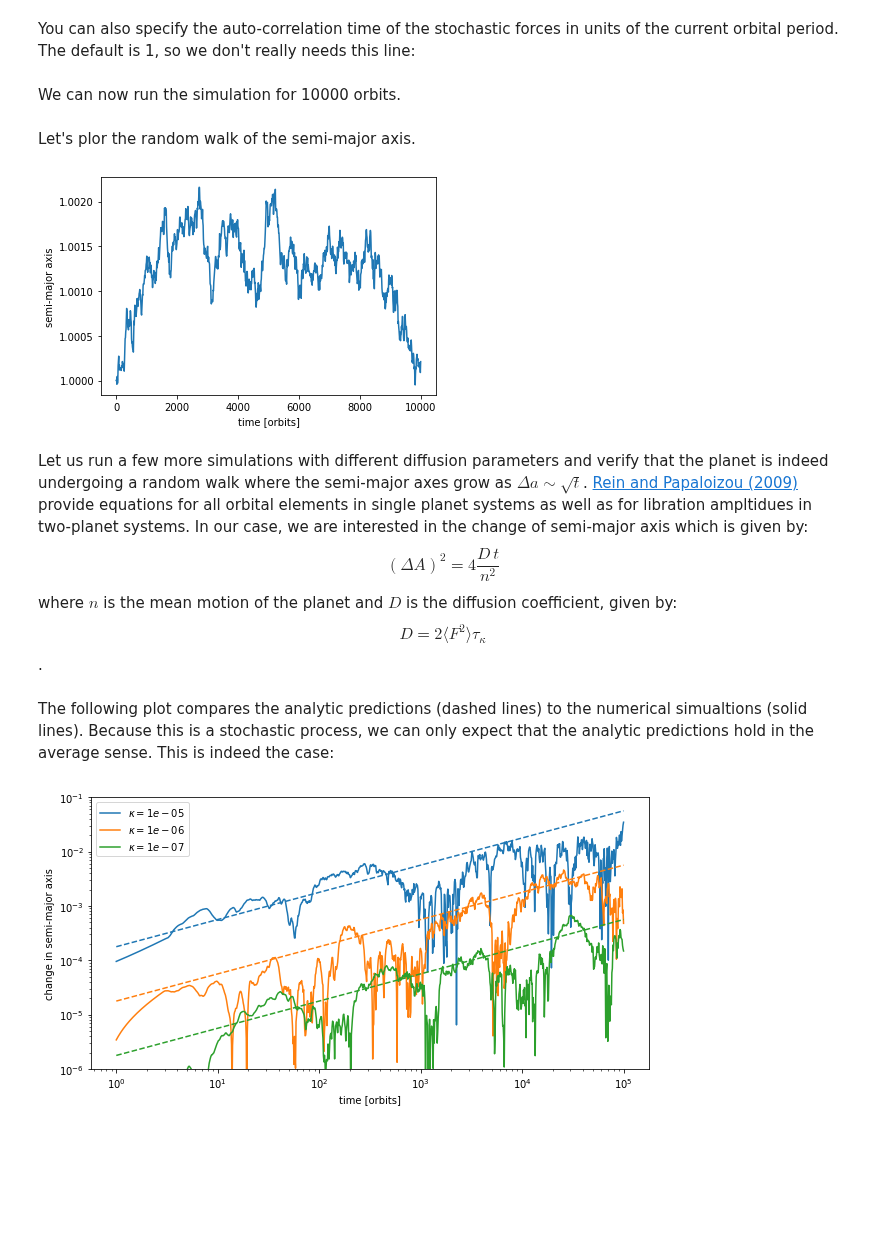
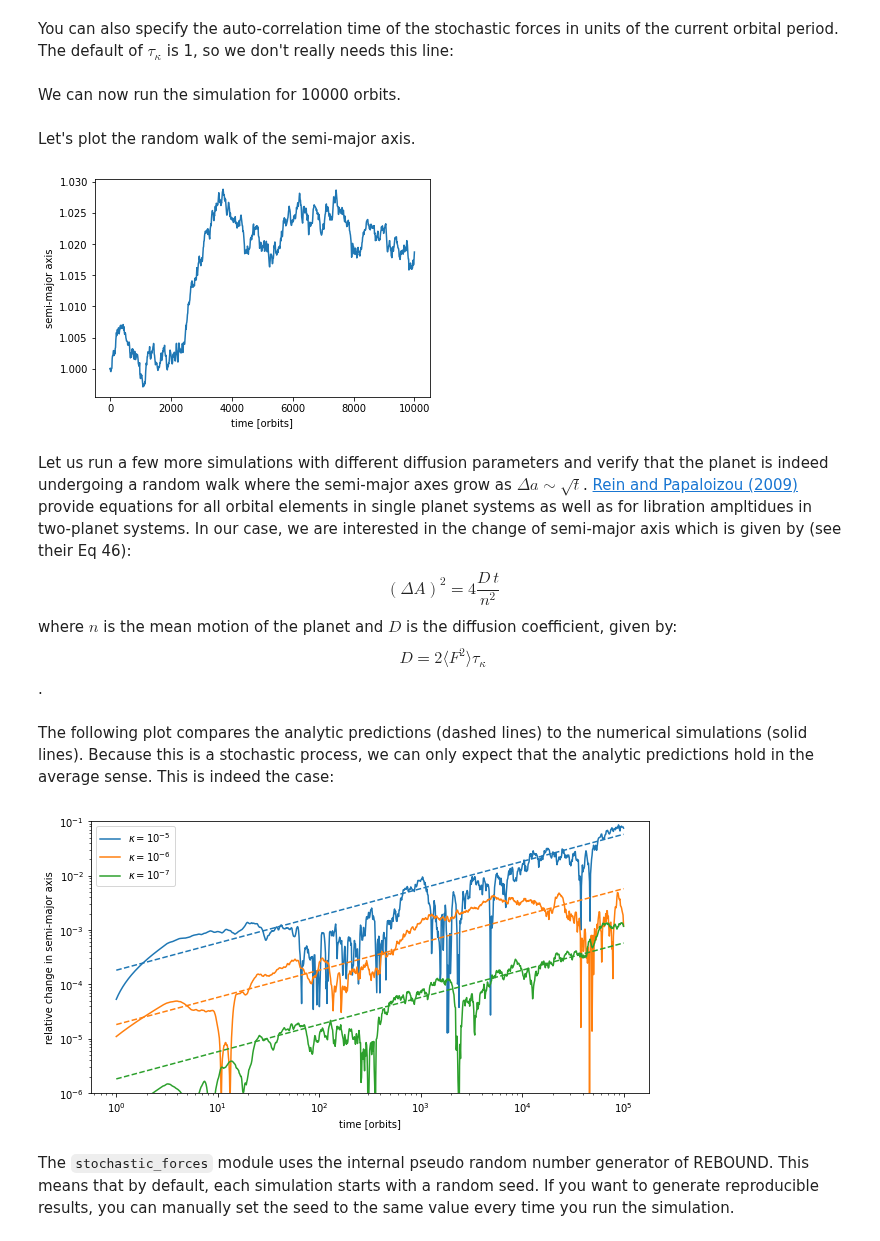
Before and after one commit to dtamayo/reboundx, a Jupyter notebook: ipython_examples/StochasticForces.ipynb, the cells around one changed output. Drawn from its saved outputs; the diff is of its cells as text; code cells hidden in the pictures; blank space fills up the shorter version.

```diff
--- a/ipython_examples/StochasticForces.ipynb
+++ b/ipython_examples/StochasticForces.ipynb
@@ -8,7 +8,4 @@ sim = rebound.Simulation()
 sim.add(m=1.) # Star
 sim.add(m=1e-3, a=1) # Jupiter mass planet
 sim.move_to_com()
-
-sim.integrator = "whfast"
-sim.dt = sim.particles[1].P/30.3
 # %% [markdown]
@@ -17,0 +13,3 @@ Next, we add the `stochastic_forces` module in REBOUNDx
+# %%
+sim.integrator = "whfast"
+sim.dt = sim.particles[1].P/34.5678 # About 30 steps per orbit
@@ -25,9 +25,9 @@ We can now turn on stochastic forces for a particle by setting the field `kappa`
 # %%
 sim.particles[1].params["kappa"] = 1.0e-5
 # %% [markdown]
-You can also specify the auto-correlation time of the stochastic forces in units of the current orbital period. The default is 1, so we don't really needs this line:
+You can also specify the auto-correlation time of the stochastic forces in units of the current orbital period. The default of $\tau_\kappa$ is 1, so we don't really needs this line:
 # %%
-sim.particles[1].params["tau_kappa"] = 1.0e-5
+sim.particles[1].params["tau_kappa"] = 1.0
 # %% [markdown]
 We can now run the simulation for 10000 orbits.
 # %%
@@ -38,7 +38,7 @@ for i, t in enumerate(times):
     sim.integrate(t)
     semia[i] = sim.particles[1].a
 # %% [markdown]
-Let's plor the random walk of the semi-major axis.
+Let's plot the random walk of the semi-major axis.
 # %%
 import matplotlib.pyplot as plt
 fig, ax = plt.subplots(1,1)
@@ -46,9 +46,9 @@ ax.set_xlabel("time [orbits]")
 ax.set_ylabel("semi-major axis")
 ax.plot(times/np.pi/2., semia);
 # %% [output]
-[figure, old version]
+[figure, new version]
 # %% [markdown]
-Let us run a few more simulations with different diffusion parameters and verify that the planet is indeed undergoing a random walk where the semi-major axes grow as $\Delta a \sim \sqrt{t}$. [Rein and Papaloizou (2009)](https://ui.adsabs.harvard.edu/abs/2009A%26A...497..595R/abstract) provide equations for all orbital elements in single planet systems as well as for libration ampltidues in two-planet systems. In our case, we are interested in the change of semi-major axis which is given by:
+Let us run a few more simulations with different diffusion parameters and verify that the planet is indeed undergoing a random walk where the semi-major axes grow as $\Delta a \sim \sqrt{t}$. [Rein and Papaloizou (2009)](https://ui.adsabs.harvard.edu/abs/2009A%26A...497..595R/abstract) provide equations for all orbital elements in single planet systems as well as for libration ampltidues in two-planet systems. In our case, we are interested in the change of semi-major axis which is given by (see their Eq 46):
 $$ \left( \Delta A\right)^2 = 4 \frac{D\,t}{n^2} $$
 where $n$ is the mean motion of the planet and $D$ is the diffusion coefficient, given by:
 $$ D = 2 \langle F^2 \rangle \tau_\kappa $$.
@@ -80,19 +80,21 @@ results = np.zeros((len(kappas),1000))
 for i, kappa in enumerate(kappas):
     times, results[i] = runsim(kappa)
 # %% [markdown]
-The following plot compares the analytic predictions (dashed lines) to the numerical simualtions (solid lines). Because this is a stochastic process, we can only expect that the analytic predictions hold in the average sense. This is indeed the case:
+The following plot compares the analytic predictions (dashed lines) to the numerical simulations (solid lines). Because this is a stochastic process, we can only expect that the analytic predictions hold in the average sense. This is indeed the case:
 # %%
 fig, ax = plt.subplots(1,1, figsize=(10,5))
 ax.set_xscale("log")
 ax.set_yscale("log")
 ax.set_xlabel("time [orbits]")
 ax.set_ylim([1e-6,1e-1])
-ax.set_ylabel("change in semi-major axis")
+ax.set_ylabel("relative change in semi-major axis")
 for i, kappa in enumerate(kappas):
-    p = ax.plot(times/np.pi/2., np.abs(1.-results[i]), label="$\kappa = %.0e$"%kappa)
+    p = ax.plot(times/np.pi/2., np.abs(1.-results[i]), label="$\kappa = 10^{%.0f}$"%np.log10(kappa))
     tau = sim.particles[1].P
     D = 2.*kappa**2*tau
     ax.plot(times/np.pi/2., np.sqrt(4.*D/sim.particles[1].n**2*times), color=p[0].get_color(), ls="--")
 ax.legend();
 # %% [output]
-[figure, old version]
+[figure, new version]
+# %% [markdown]
+The `stochastic_forces` module uses the internal pseudo random number generator of REBOUND. This means that by default, each simulation starts with a random seed. If you want to generate reproducible results, you can manually set the seed to the same value every time you run the simulation.
```
Also changed, not shown: parts of 5 cells of this notebook, 1 other file.
